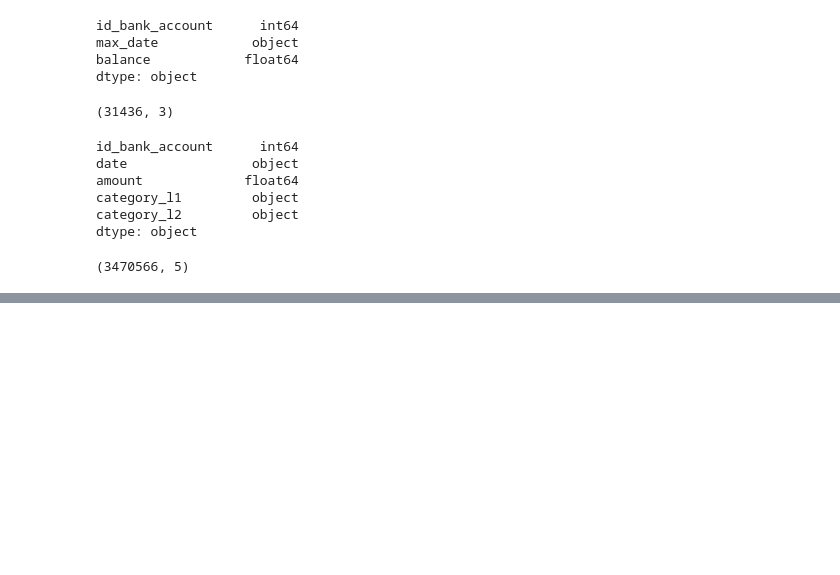
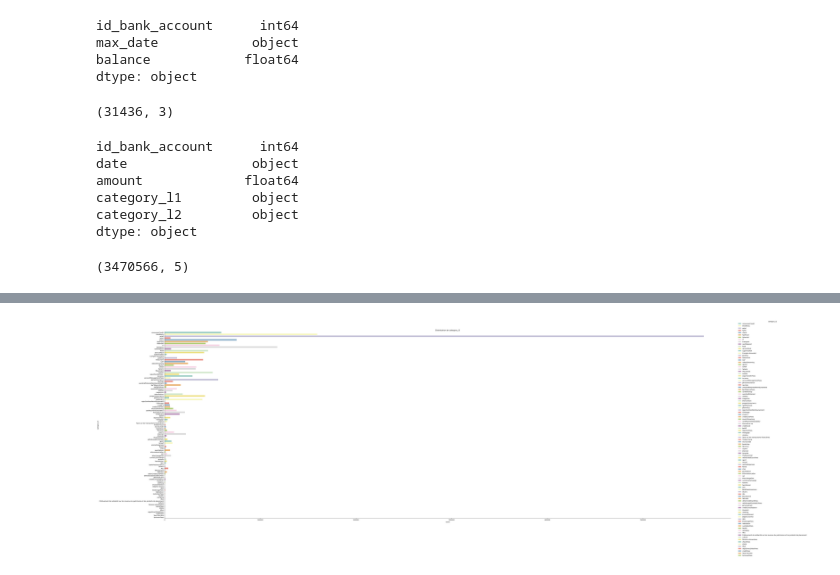
Before and after one commit to rouaabl/Projet-construction-d-un-score-d-octroi, a Jupyter notebook: start.ipynb, the cells around one changed output, grey strips where cells are left out. Cells and saved outputs as stored; diff of their text form; code cells hidden in the pictures; blank space fills up the shorter version.

```diff
--- a/start.ipynb
+++ b/start.ipynb
@@ -41,0 +86,8 @@ trans.shape
+# %%
+sns.catplot(y='category_l2', kind='count', data=trans, hue='category_l2', palette='Set3', height=20, aspect=3)
+
+# Réglages esthétiques
+plt.title('Distribution de category_l2')
+plt.show()
+# %% [output]
+[figure, added]
```
Also changed, not shown: parts of 8 cells of this notebook.
